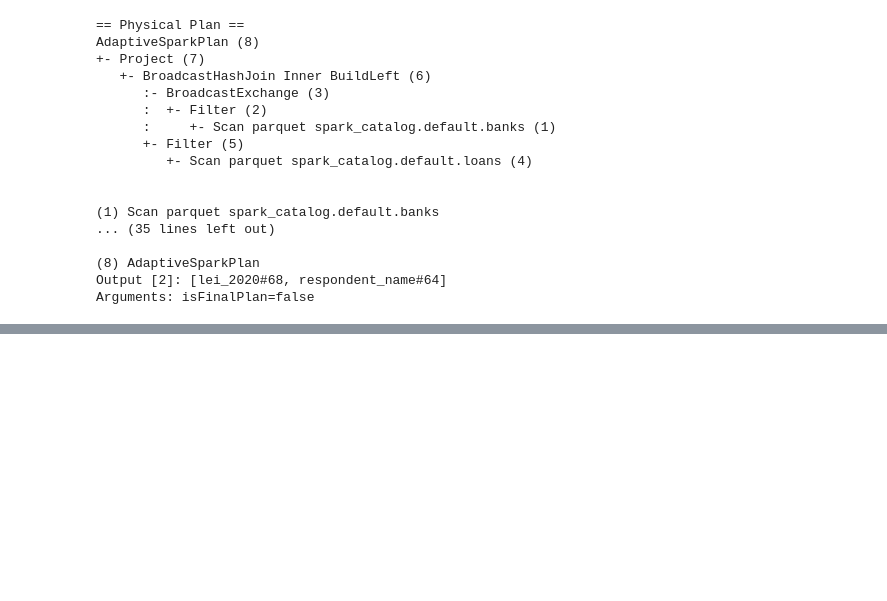
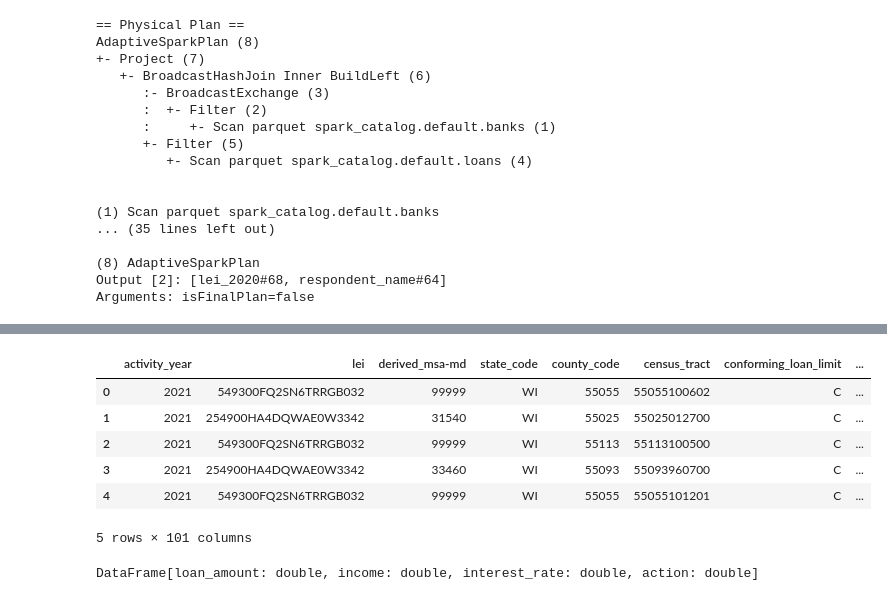
Before and after one commit to youngwoo98/cs544-big-data-systems, a Jupyter notebook: nb/p5.ipynb, the cells around one changed output, grey strips where cells are left out. Saved outputs shown, nothing was run; the diff lists cells and outputs as text; code cells hidden in the pictures; blank space fills up the shorter version.

```diff
--- a/nb/p5.ipynb
+++ b/nb/p5.ipynb
@@ -146,0 +223,15 @@ Arguments: isFinalPlan=false
+# %%
+df = spark.sql("""
+    SELECT * from loans
+    INNER JOIN action_taken ON loans.action_taken = action_taken.id
+    LIMIT 5
+""").toPandas()
+df
+# %% [output]
+|  | activity_year | lei | derived_msa-md | state_code | county_code | census_tract | conforming_loan_limit | ... |
+| 0 | 2021 | 549300FQ2SN6TRRGB032 | 99999 | WI | 55055 | 55055100602 | C | ... |
+| 1 | 2021 | 254900HA4DQWAE0W3342 | 31540 | WI | 55025 | 55025012700 | C | ... |
+| 2 | 2021 | 549300FQ2SN6TRRGB032 | 99999 | WI | 55113 | 55113100500 | C | ... |
+| 3 | 2021 | 254900HA4DQWAE0W3342 | 33460 | WI | 55093 | 55093960700 | C | ... |
+| 4 | 2021 | 549300FQ2SN6TRRGB032 | 99999 | WI | 55055 | 55055101201 | C | ... |
+5 rows × 101 columns
@@ -146,0 +241,15 @@ Arguments: isFinalPlan=false
+# %%
+df = spark.sql("""
+    SELECT loan_amount, income, interest_rate, id as action from loans
+    INNER JOIN action_taken ON loans.action_taken = action_taken.id
+""")
+df = df.withColumn("loan_amount", col("loan_amount").cast("double"))
+df = df.withColumn("income", col("income").cast("double"))
+df = df.withColumn("action", col("action").cast("double"))
+df = df.withColumn("interest_rate", col("interest_rate").cast("double"))
+df = df.withColumn("loan_amount", expr("IFNULL(loan_amount, 0.0)"))
+df = df.withColumn("income", expr("IFNULL(income, 0.0)"))
+df = df.withColumn("interest_rate", expr("IFNULL(interest_rate, 0.0)"))
+df
+# %% [output]
+DataFrame[loan_amount: double, income: double, interest_rate: double, action: double]
```
Also changed, not shown: parts of 18 cells of this notebook.
